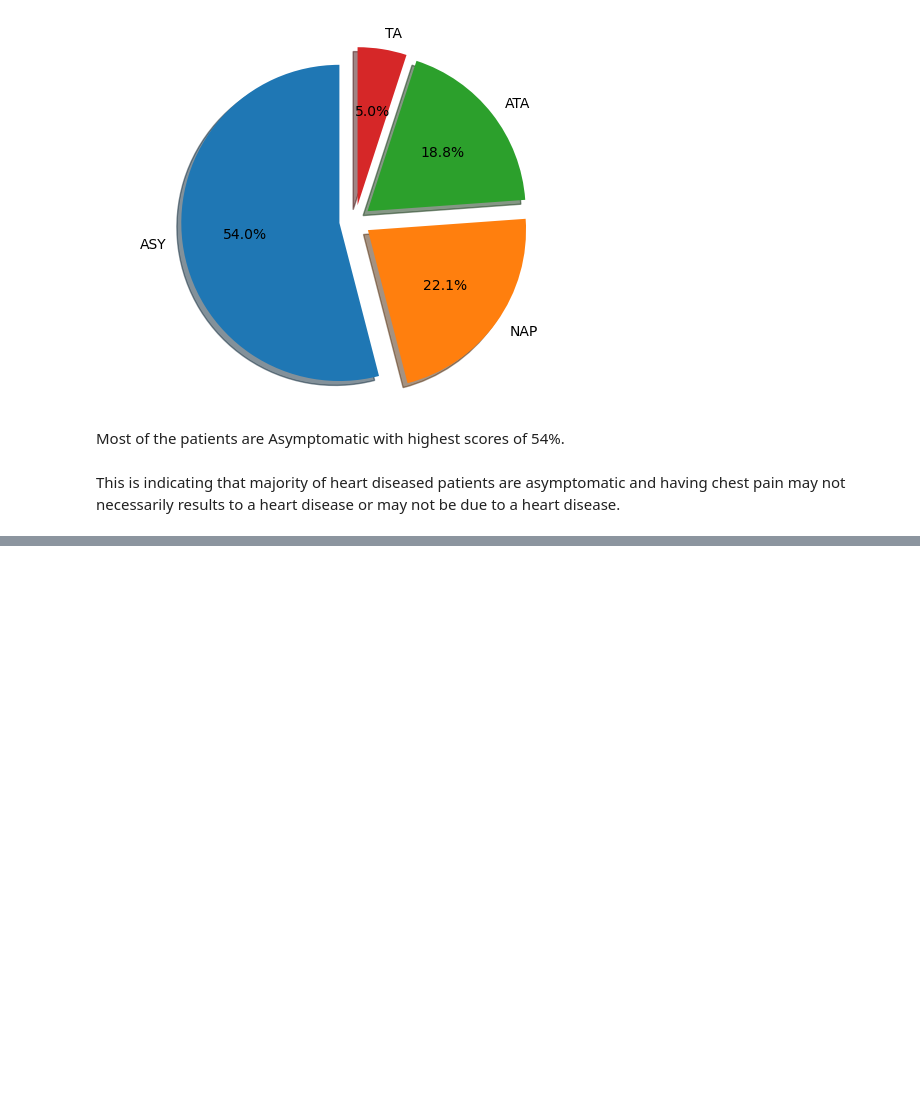
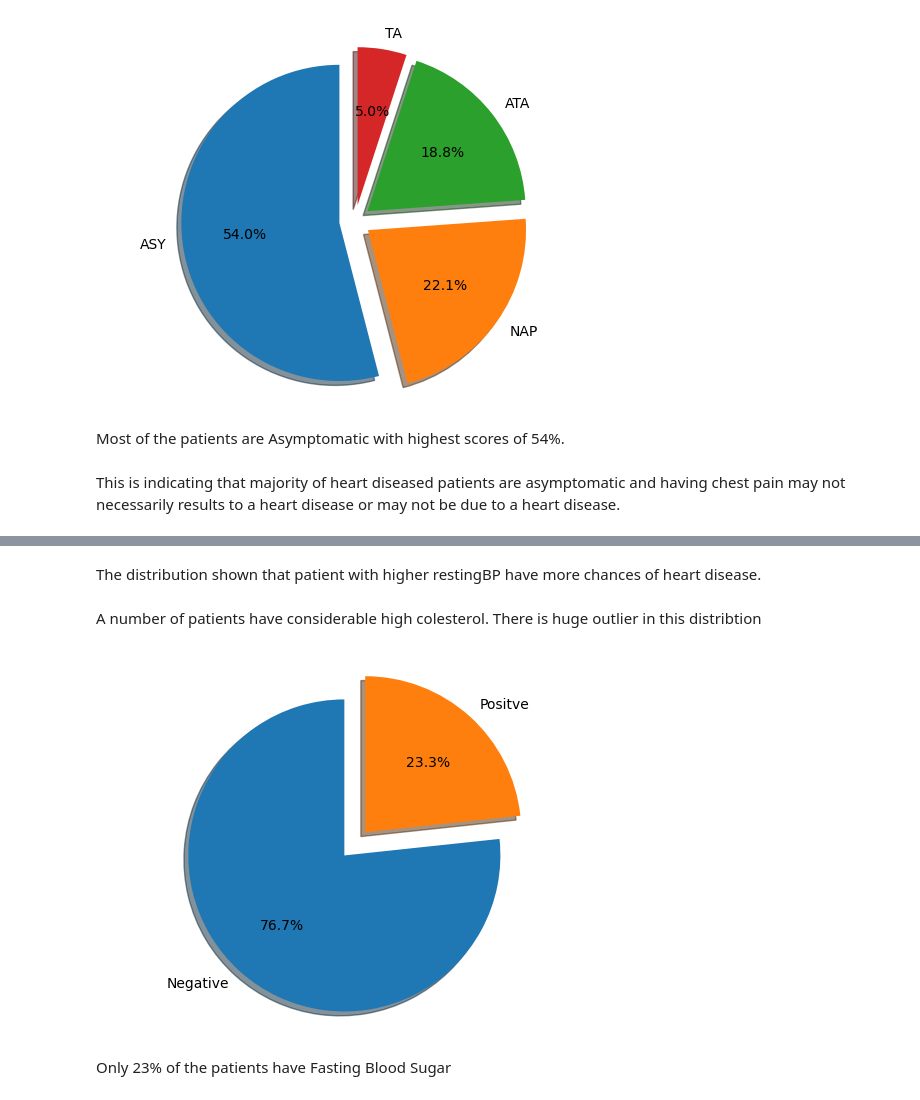
Before and after one commit to elsunais6167/heart_disease_prediction, a Jupyter notebook: alogrithms.ipynb, the cells around one changed output, grey strips where cells are left out. Saved outputs shown, nothing was run; the diff lists cells and outputs as text; code cells hidden in the pictures; blank space fills up the shorter version.

```diff
--- a/alogrithms.ipynb
+++ b/alogrithms.ipynb
@@ -187,3 +193,5 @@ cdm = {0:'#C147E9',1:'#F06292'}
 
 rbp_hds = px.histogram(data, x=x, color=cls, marginal=mrg, histnorm=hst, color_discrete_map=cdm)
 rbp_hds.show()
+# %% [markdown]
+The distribution shown that patient with higher restingBP have more chances of heart disease.
@@ -189,0 +204,2 @@ rbp_hds.show()
+# %% [markdown]
+A number of patients have considerable high colesterol. There is huge outlier in this distribtion
@@ -189,0 +217,15 @@ rbp_hds.show()
+# %%
+#percentage distrubtion of fasting blood sugar
+
+fbs_counts = data['FastingBS'].value_counts()
+labels = 'Negative', 'Positve'
+explode = (0.1,0.1)
+
+ax = plt.subplot()
+ax.pie(fbs_counts, explode=explode, labels=labels, autopct='%1.1f%%', shadow=True, startangle=90)
+ax.axis('equal')
+plt.show()
+# %% [output]
+[figure, added]
+# %% [markdown]
+Only 23% of the patients have Fasting Blood Sugar
```
Also changed, not shown: parts of 15 cells of this notebook.
